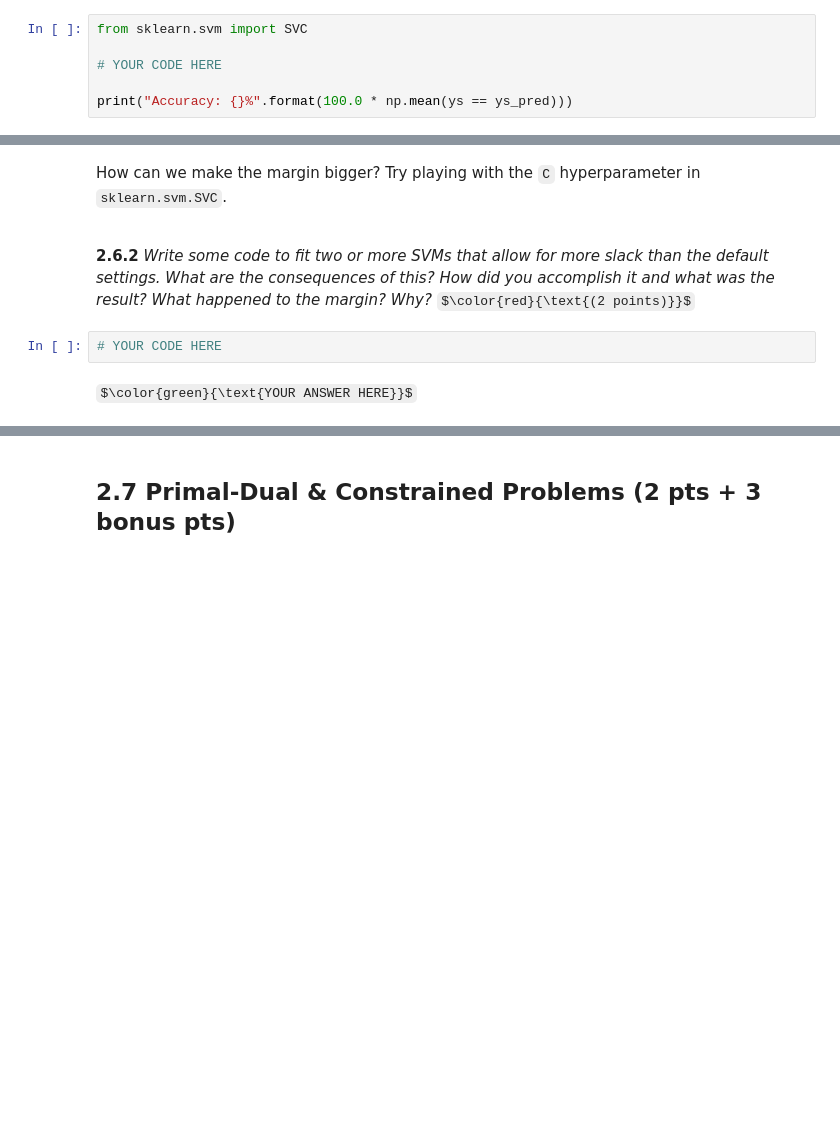
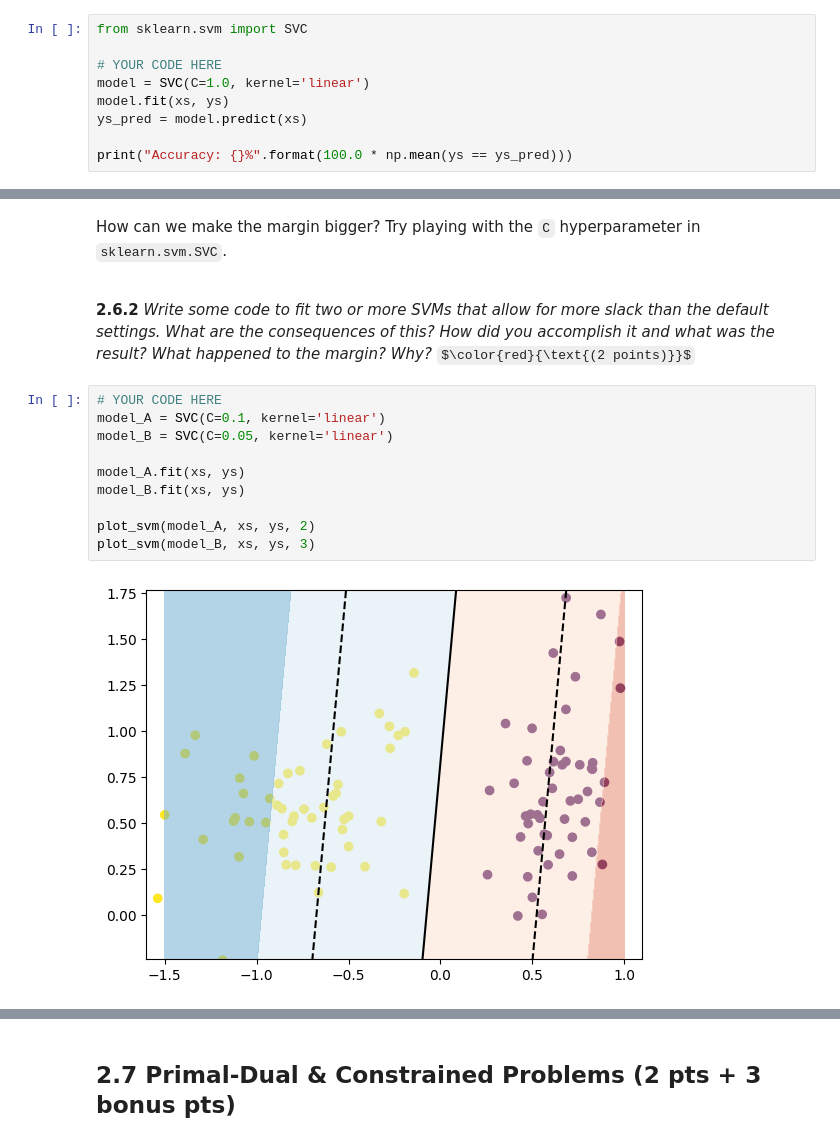
Before and after one commit to eriklidb/Foundations-of-Machine-Learning, a Jupyter notebook: Ex2/Ex2_LIDBJÖRK_ERIK.ipynb, the cells around one changed output, grey strips where cells are left out. Drawn from its saved outputs; the diff is of its cells as text; some formulas as TeX source; blank space fills up the shorter version.

```diff
--- a/Ex2/Ex2_LIDBJÖRK_ERIK.ipynb
+++ b/Ex2/Ex2_LIDBJÖRK_ERIK.ipynb
@@ -687,5 +776,8 @@ plt.scatter(x=xs[:, 0], y=xs[:, 1], c=ys);
 from sklearn.svm import SVC
 
 # YOUR CODE HERE
+model = SVC(C=1.0, kernel='linear')
+model.fit(xs, ys)
+ys_pred = model.predict(xs)
 
 print("Accuracy: {}%".format(100.0 * np.mean(ys == ys_pred)))
@@ -736,7 +832,15 @@ How can we make the margin bigger? Try playing with the `C` hyperparameter in `s
 <br>
 
 **2.6.2** *Write some code to fit two or more SVMs that allow for more slack than the default settings. What are the consequences of this? How did you accomplish it and what was the result? What happened to the margin? Why?* $\color{red}{\text{(2 points)}}$
-# %%
-# YOUR CODE HERE
-# %% [markdown]
-$\color{green}{\text{YOUR ANSWER HERE}}$
+# %%
+# YOUR CODE HERE
+model_A = SVC(C=0.1, kernel='linear')
+model_B = SVC(C=0.05, kernel='linear')
+
+model_A.fit(xs, ys)
+model_B.fit(xs, ys)
+
+plot_svm(model_A, xs, ys, 2)
+plot_svm(model_B, xs, ys, 3)
+# %% [output]
+[figure, added]
```
Also changed, not shown: parts of 43 cells of this notebook.
